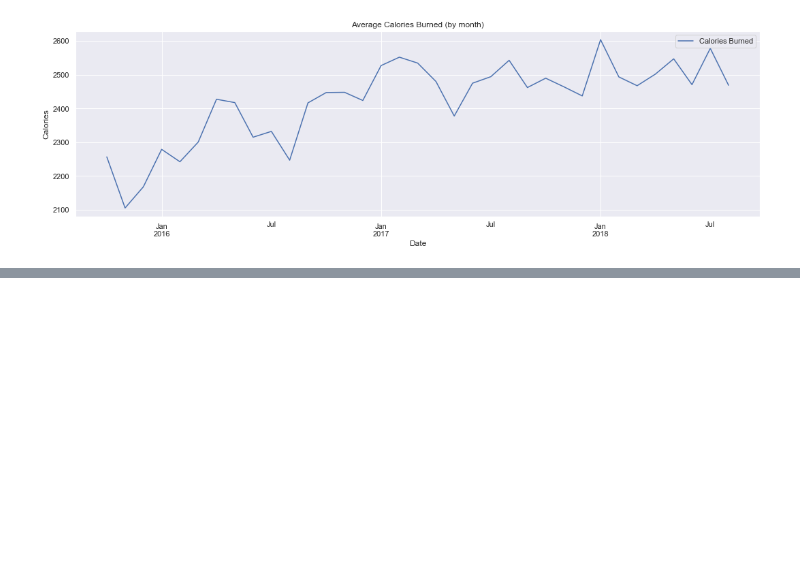
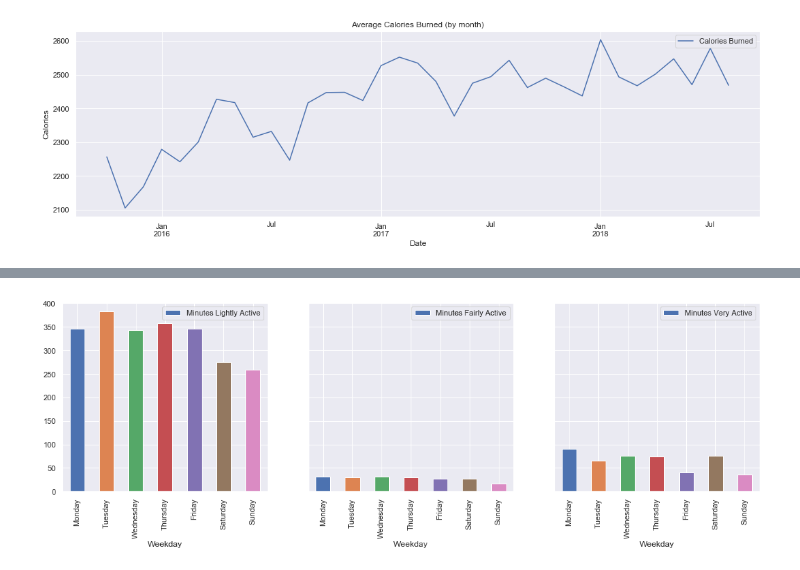
Before and after one commit to wu72/Springboard, a Jupyter notebook: CapstoneProject1/FitbitCapstone1.ipynb, the cells around one changed output, grey strips where cells are left out. Saved outputs shown, nothing was run; the diff lists cells and outputs as text; code cells hidden in the pictures; blank space fills up the shorter version.

```diff
--- a/CapstoneProject1/FitbitCapstone1.ipynb
+++ b/CapstoneProject1/FitbitCapstone1.ipynb
@@ -767,0 +422,8 @@ plt.show()
+# %%
+fig, activity_ax = plt.subplots(1, 3, sharey=True, figsize=(18,5))
+
+for i, level in enumerate(ACTIVITY_LEVELS):
+    activities_by_week.plot(kind='bar', y=level, ax=activity_ax[i])
+plt.show()
+# %% [output]
+[figure, added]
```
Also changed, not shown: parts of 73 cells of this notebook.
